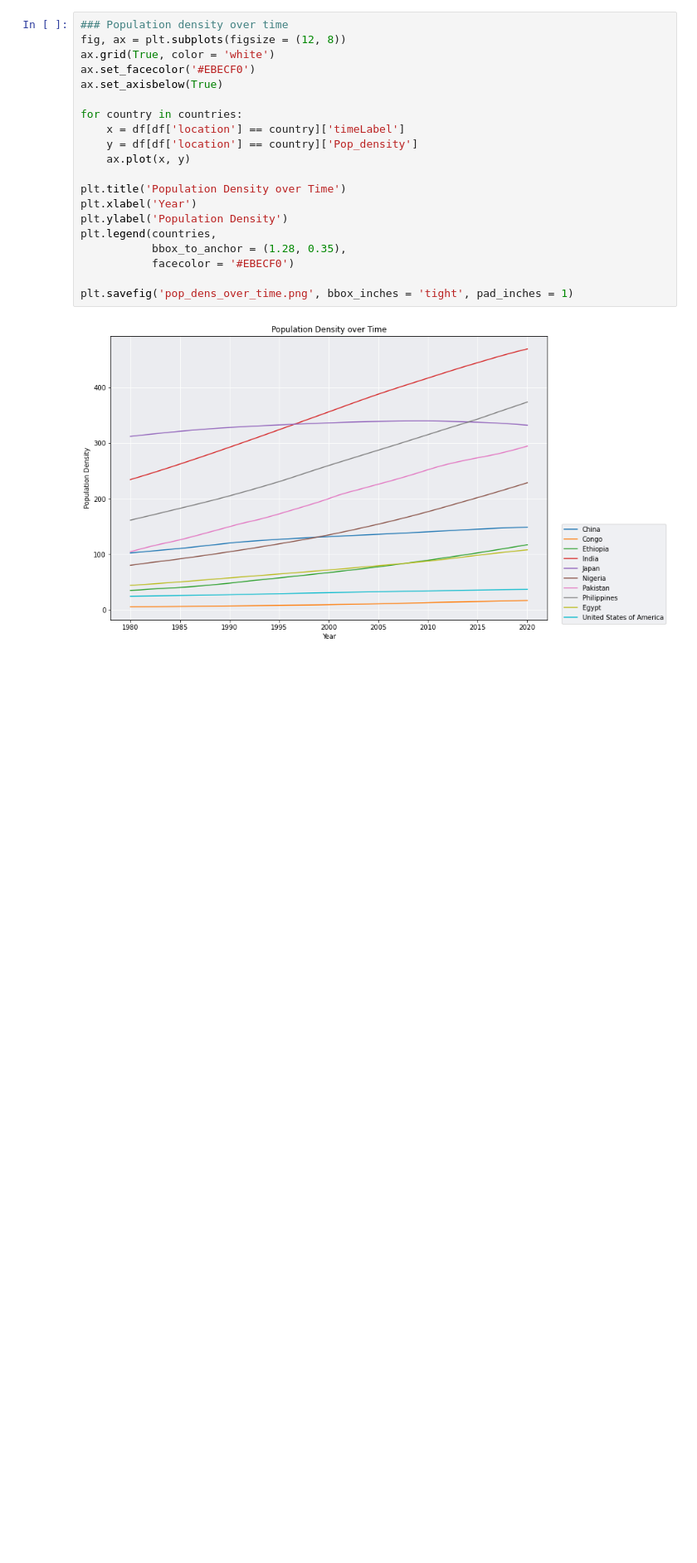
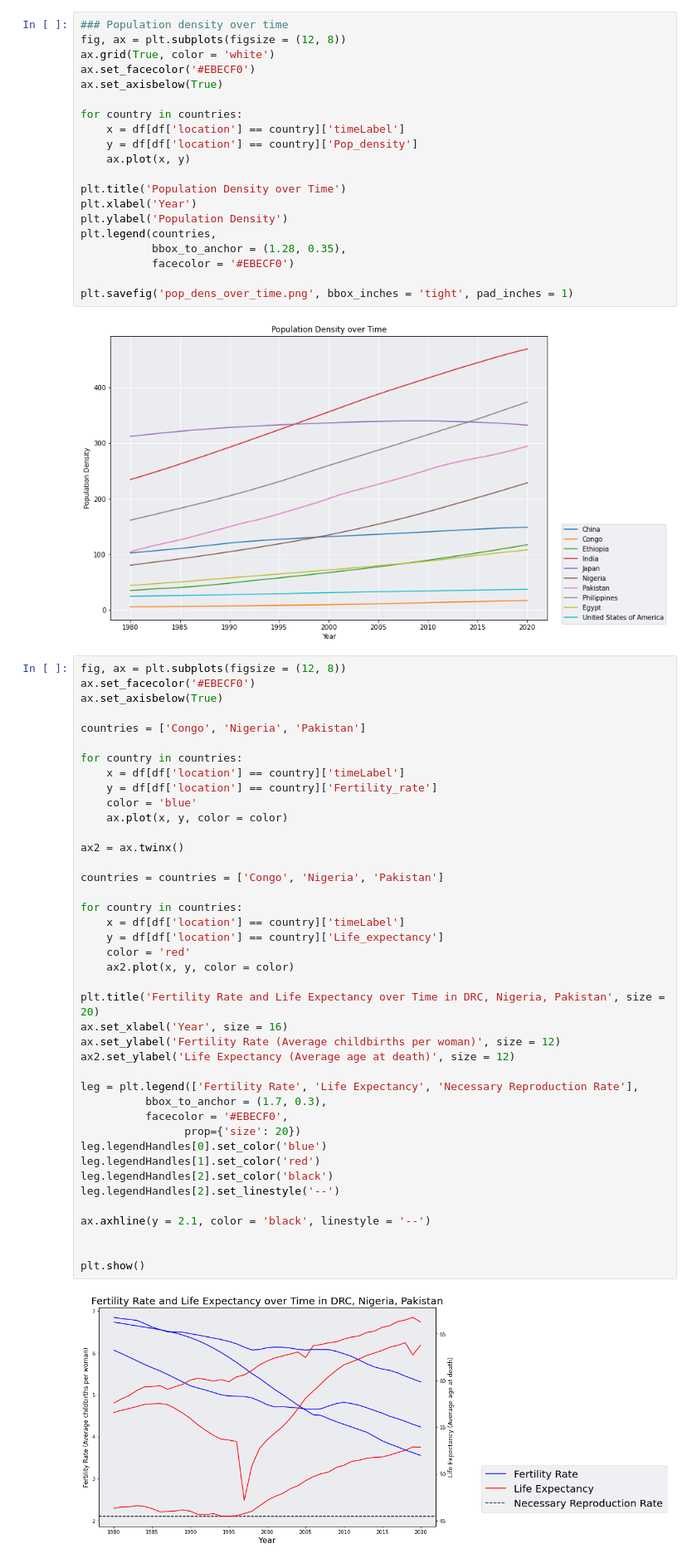
Before and after one commit to adamiser/WebScraping, a Jupyter notebook: eda.ipynb, the cells around one changed output. Shown at 83% size. Saved outputs shown, nothing was run; the diff lists cells and outputs as text; blank space fills up the shorter version.

```diff
--- a/eda.ipynb
+++ b/eda.ipynb
@@ -127,3 +127,46 @@ plt.legend(countries,
 plt.savefig('pop_dens_over_time.png', bbox_inches = 'tight', pad_inches = 1)
 # %% [output]
 [figure]
+# %%
+fig, ax = plt.subplots(figsize = (12, 8))
+ax.set_facecolor('#EBECF0')
+ax.set_axisbelow(True)
+
+countries = ['Congo', 'Nigeria', 'Pakistan']
+
+for country in countries:
+    x = df[df['location'] == country]['timeLabel']
+    y = df[df['location'] == country]['Fertility_rate']
+    color = 'blue'
+    ax.plot(x, y, color = color)
+
+ax2 = ax.twinx()
+
+countries = countries = ['Congo', 'Nigeria', 'Pakistan']
+
+for country in countries:
+    x = df[df['location'] == country]['timeLabel']
+    y = df[df['location'] == country]['Life_expectancy']
+    color = 'red'
+    ax2.plot(x, y, color = color)
+
+plt.title('Fertility Rate and Life Expectancy over Time in DRC, Nigeria, Pakistan', size = 20)
+ax.set_xlabel('Year', size = 16)
+ax.set_ylabel('Fertility Rate (Average childbirths per woman)', size = 12)
+ax2.set_ylabel('Life Expectancy (Average age at death)', size = 12)
+
+leg = plt.legend(['Fertility Rate', 'Life Expectancy', 'Necessary Reproduction Rate'],
+          bbox_to_anchor = (1.7, 0.3),
+          facecolor = '#EBECF0',
+                prop={'size': 20})
+leg.legendHandles[0].set_color('blue')
+leg.legendHandles[1].set_color('red')
+leg.legendHandles[2].set_color('black')
+leg.legendHandles[2].set_linestyle('--')
+
+ax.axhline(y = 2.1, color = 'black', linestyle = '--')
+
+
+plt.show()
+# %% [output]
+[figure, added]
```
Also changed, not shown: parts of 1 cell of this notebook, 2 other files.
